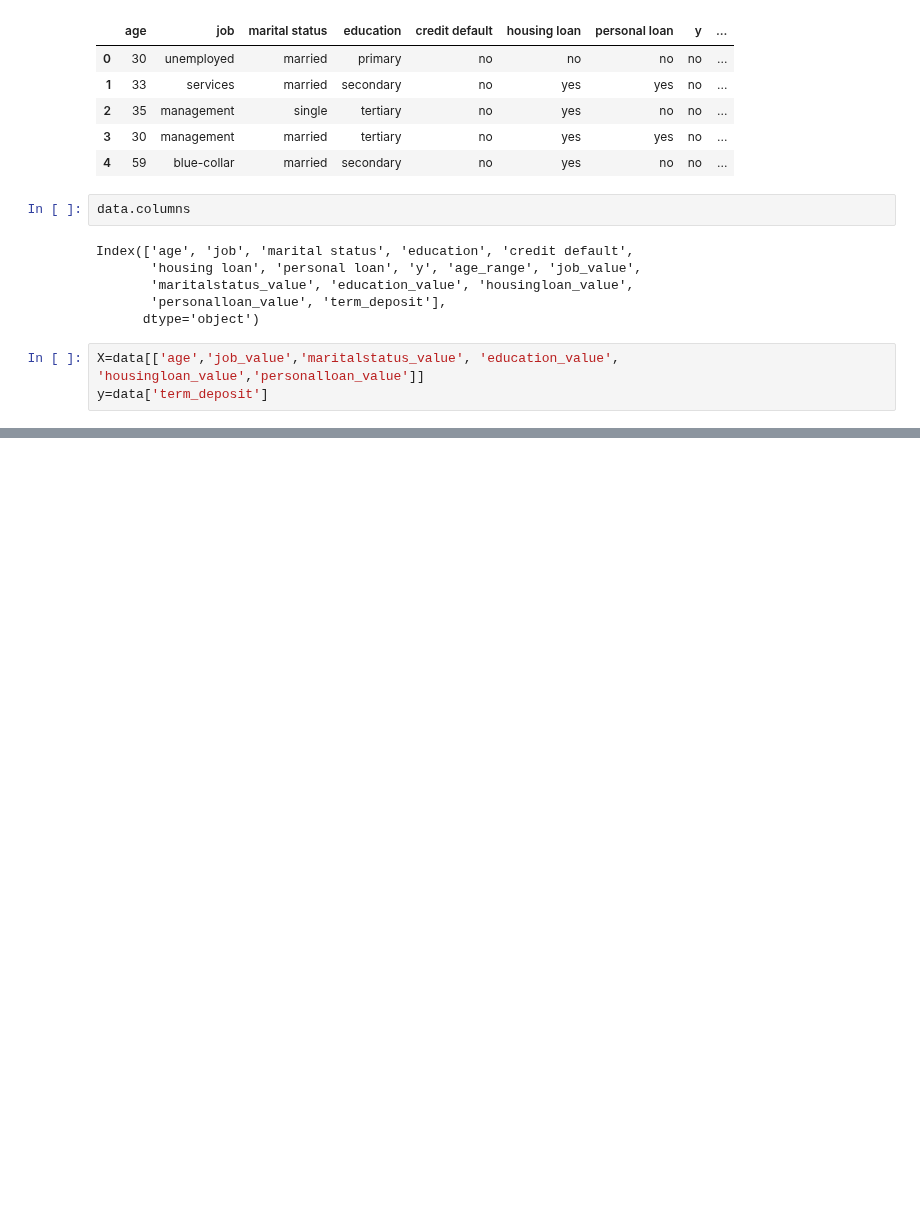
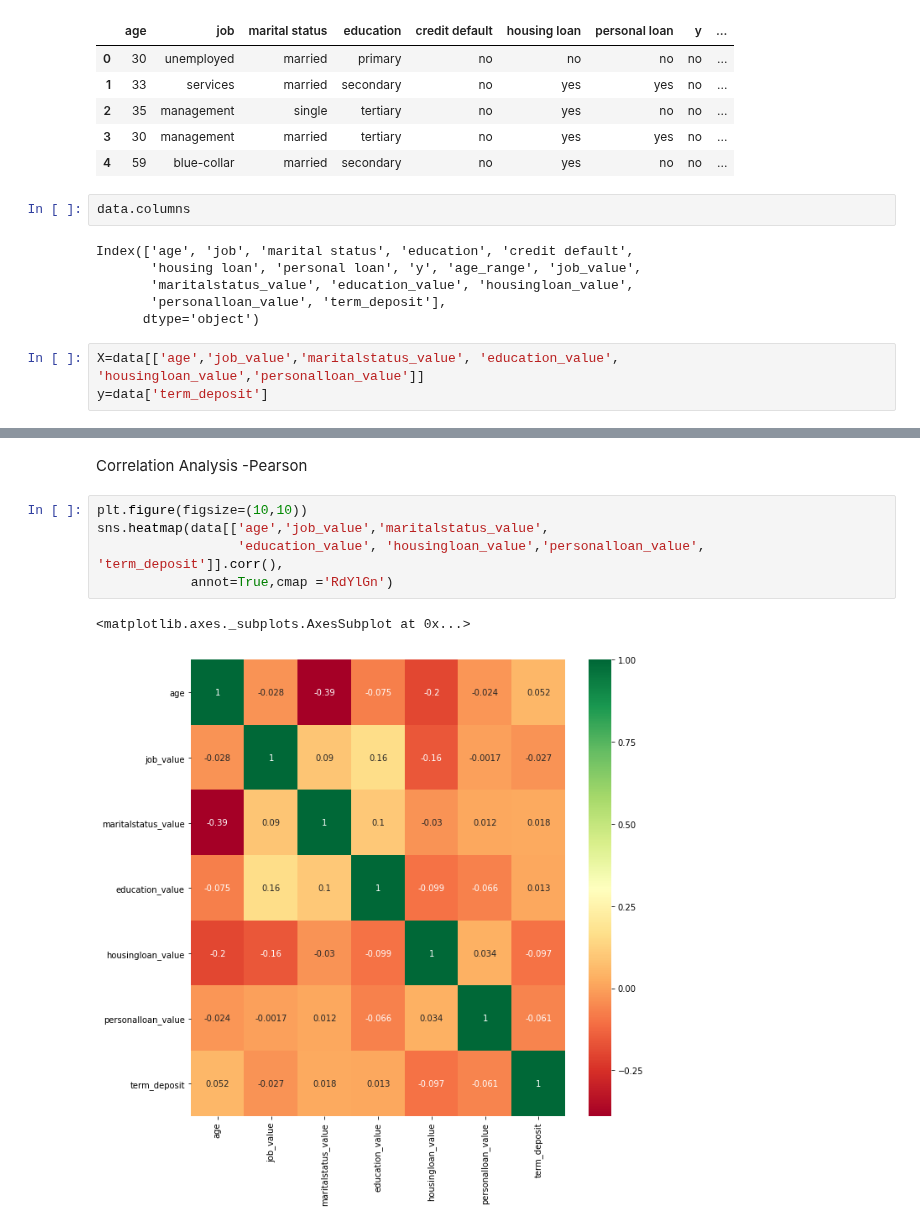
Before and after one commit to lokeshkumarn/Notebooks, a Jupyter notebook: BankTermDeposit.ipynb, the cells around one changed output, grey strips where cells are left out. Cells and saved outputs as stored; diff of their text form; blank space fills up the shorter version.

```diff
--- a/BankTermDeposit.ipynb
+++ b/BankTermDeposit.ipynb
@@ -1088,0 +1095,10 @@ y=data['term_deposit']
+# %% [markdown]
+Correlation  Analysis -Pearson
+# %%
+plt.figure(figsize=(10,10))
+sns.heatmap(data[['age','job_value','maritalstatus_value',
+                  'education_value', 'housingloan_value','personalloan_value', 'term_deposit']].corr(),
+            annot=True,cmap ='RdYlGn')
+# %% [output]
+<matplotlib.axes._subplots.AxesSubplot at 0x...>
+[figure, added]
```
Also changed, not shown: parts of 16 cells of this notebook.
